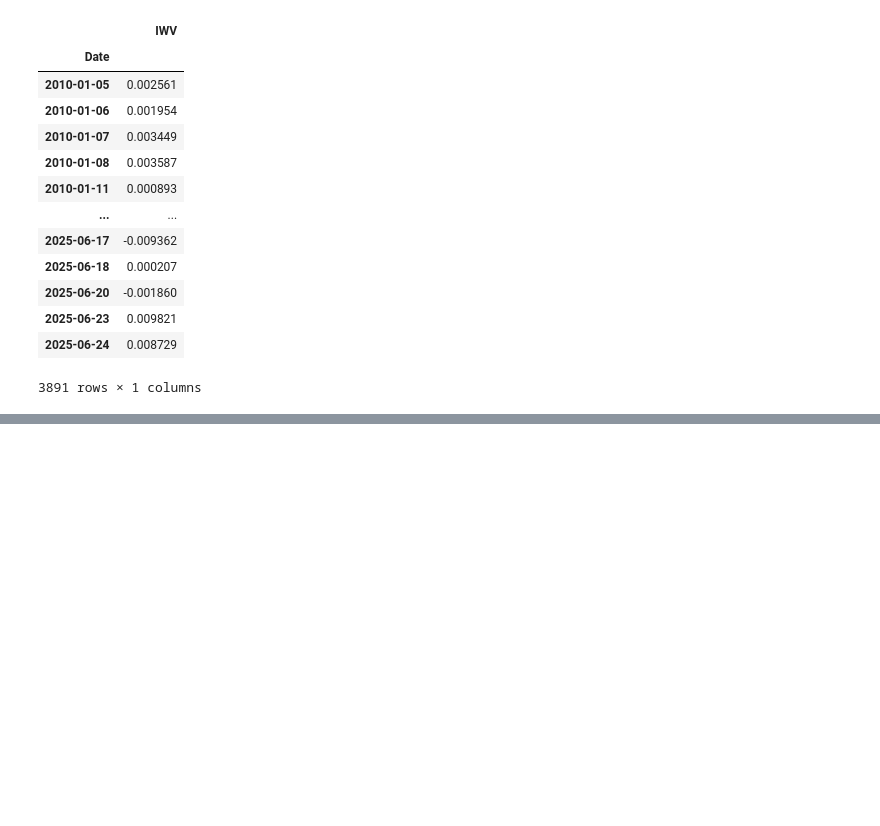
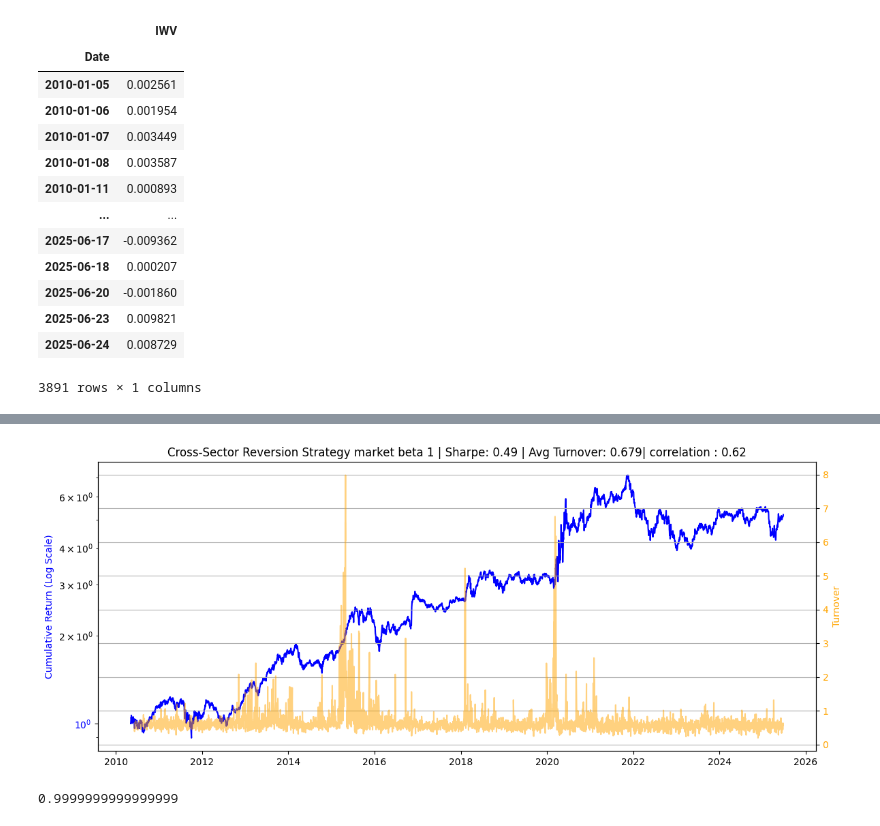
Before and after one commit to YunhoJeonKor/Residual-momentum, a Jupyter notebook: Final_file.ipynb, the cells around one changed output, grey strips where cells are left out. Drawn from its saved outputs; the diff is of its cells as text; code cells hidden in the pictures; blank space fills up the shorter version.

```diff
--- a/Final_file.ipynb
+++ b/Final_file.ipynb
@@ -926,0 +1967,6 @@ market_returns
+# %%
+(z_scores,betas,weights,strategy_returns) = backtest(df_rets, market_residuals,market_returns, etf_assortment,
+          rf_daily, signal_window = 1, vol_window = 20, vol_scale = True, plot_true = True, sector_neutral= True, exponential_weights= True, percentile = False, market_hedged = False,
+          beta_window= 40, beta_hedge=False, rolling_window = False, rolling_window_size=4, beta_neutralize= True, w_nue=w_neu,beta_0 = False)
+# %% [output]
+[figure, added]
@@ -926,0 +1975,4 @@ market_returns
+# %%
+(weights * betas).dropna().sum(axis=1).mean()
+# %% [output]
+0.9999999999999999
```
Also changed, not shown: parts of 41 cells of this notebook.
